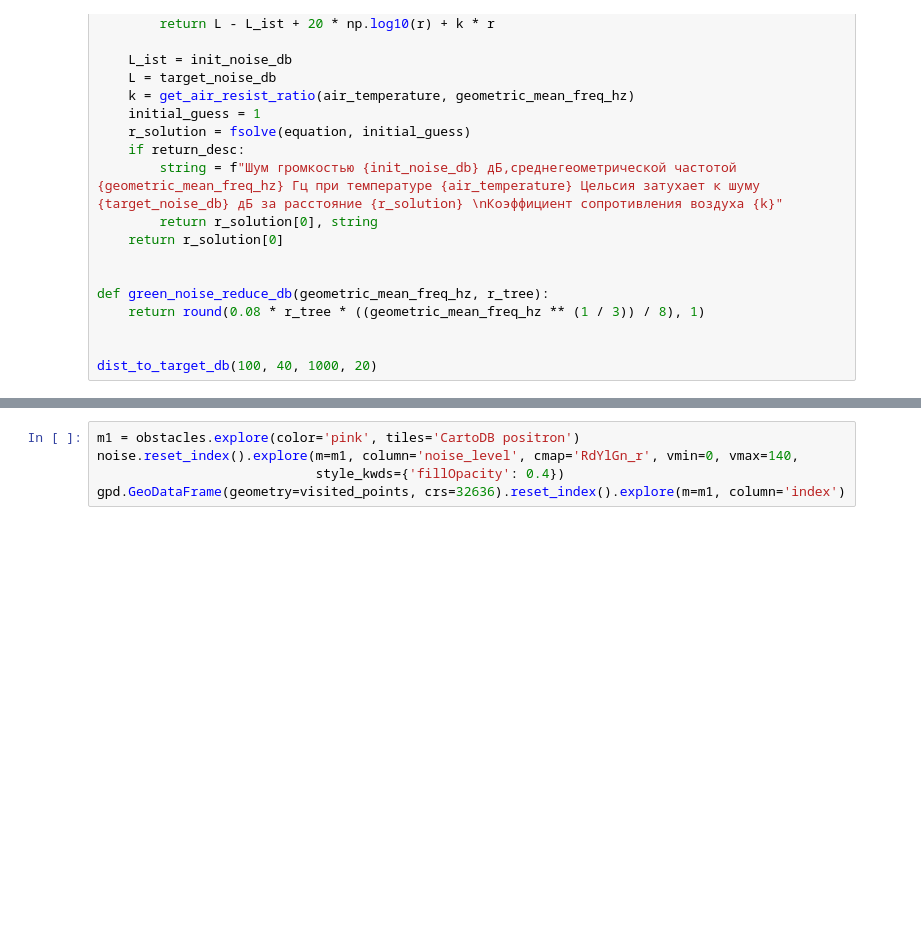
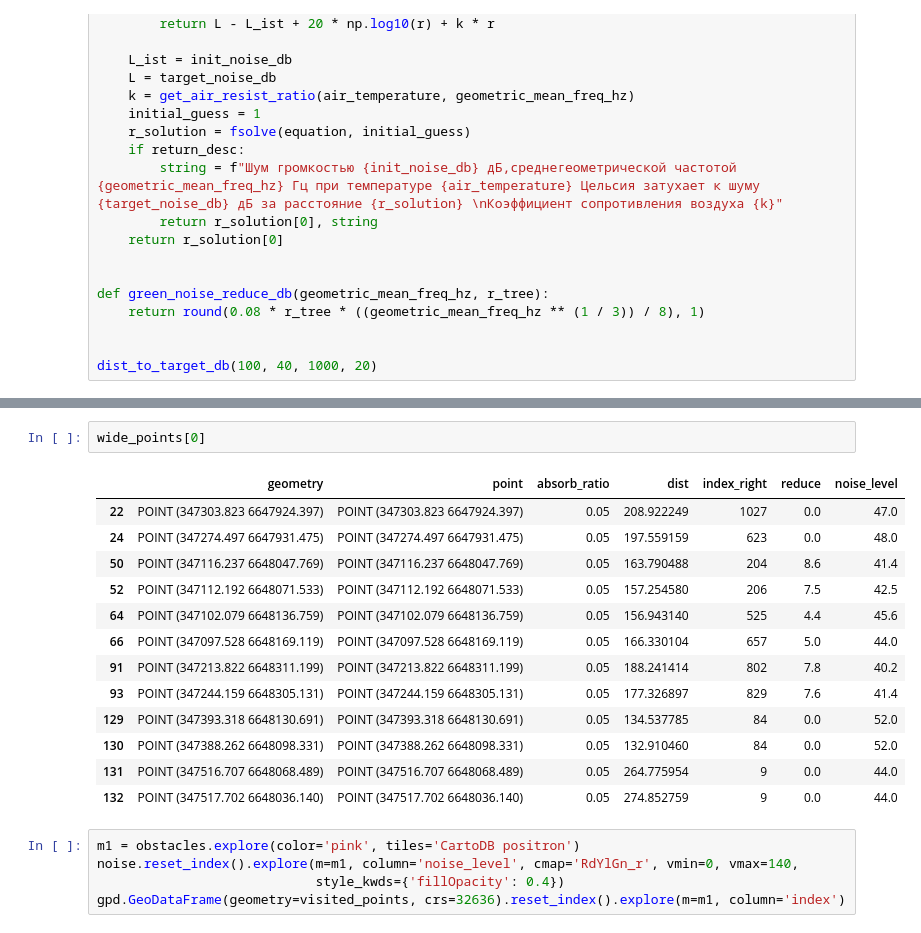
Before and after one commit to DDonnyy/ObjectNat, a Jupyter notebook: src/objectnat/methods/Echo_sim.ipynb, the cells around one changed output, grey strips where cells are left out. Drawn from its saved outputs; the diff is of its cells as text; blank space fills up the shorter version.

Commit message:
feat(noise simulation): - added noise reduce from trees

```diff
--- a/src/objectnat/methods/Echo_sim.ipynb
+++ b/src/objectnat/methods/Echo_sim.ipynb
@@ -446,6 +493,22 @@ pd.concat(wide_points, ignore_index=True).explore(m=m1, column='noise_level', cm
 # gpd.GeoDataFrame(geometry=trees.centroid,crs=32636).explore(m=m1,color='red')
 # %% [output]
 [interactive output not drawn]
+# %%
+wide_points[0]
+# %% [output]
+|  | geometry | point | absorb_ratio | dist | index_right | reduce | noise_level |
+| 22 | POINT (347303.823 6647924.397) | POINT (347303.823 6647924.397) | 0.05 | 208.922249 | 1027 | 0.0 | 47.0 |
+| 24 | POINT (347274.497 6647931.475) | POINT (347274.497 6647931.475) | 0.05 | 197.559159 | 623 | 0.0 | 48.0 |
+| 50 | POINT (347116.237 6648047.769) | POINT (347116.237 6648047.769) | 0.05 | 163.790488 | 204 | 8.6 | 41.4 |
+| 52 | POINT (347112.192 6648071.533) | POINT (347112.192 6648071.533) | 0.05 | 157.254580 | 206 | 7.5 | 42.5 |
+| 64 | POINT (347102.079 6648136.759) | POINT (347102.079 6648136.759) | 0.05 | 156.943140 | 525 | 4.4 | 45.6 |
+| 66 | POINT (347097.528 6648169.119) | POINT (347097.528 6648169.119) | 0.05 | 166.330104 | 657 | 5.0 | 44.0 |
+| 91 | POINT (347213.822 6648311.199) | POINT (347213.822 6648311.199) | 0.05 | 188.241414 | 802 | 7.8 | 40.2 |
+| 93 | POINT (347244.159 6648305.131) | POINT (347244.159 6648305.131) | 0.05 | 177.326897 | 829 | 7.6 | 41.4 |
+| 129 | POINT (347393.318 6648130.691) | POINT (347393.318 6648130.691) | 0.05 | 134.537785 | 84 | 0.0 | 52.0 |
+| 130 | POINT (347388.262 6648098.331) | POINT (347388.262 6648098.331) | 0.05 | 132.910460 | 84 | 0.0 | 52.0 |
+| 131 | POINT (347516.707 6648068.489) | POINT (347516.707 6648068.489) | 0.05 | 264.775954 | 9 | 0.0 | 44.0 |
+| 132 | POINT (347517.702 6648036.140) | POINT (347517.702 6648036.140) | 0.05 | 274.852759 | 9 | 0.0 | 44.0 |
 # %%
 m1 = obstacles.explore(color='pink', tiles='CartoDB positron')
 noise.reset_index().explore(m=m1, column='noise_level', cmap='RdYlGn_r', vmin=0, vmax=140,
```
Also changed, not shown: parts of 4 cells of this notebook, 1 other file.
